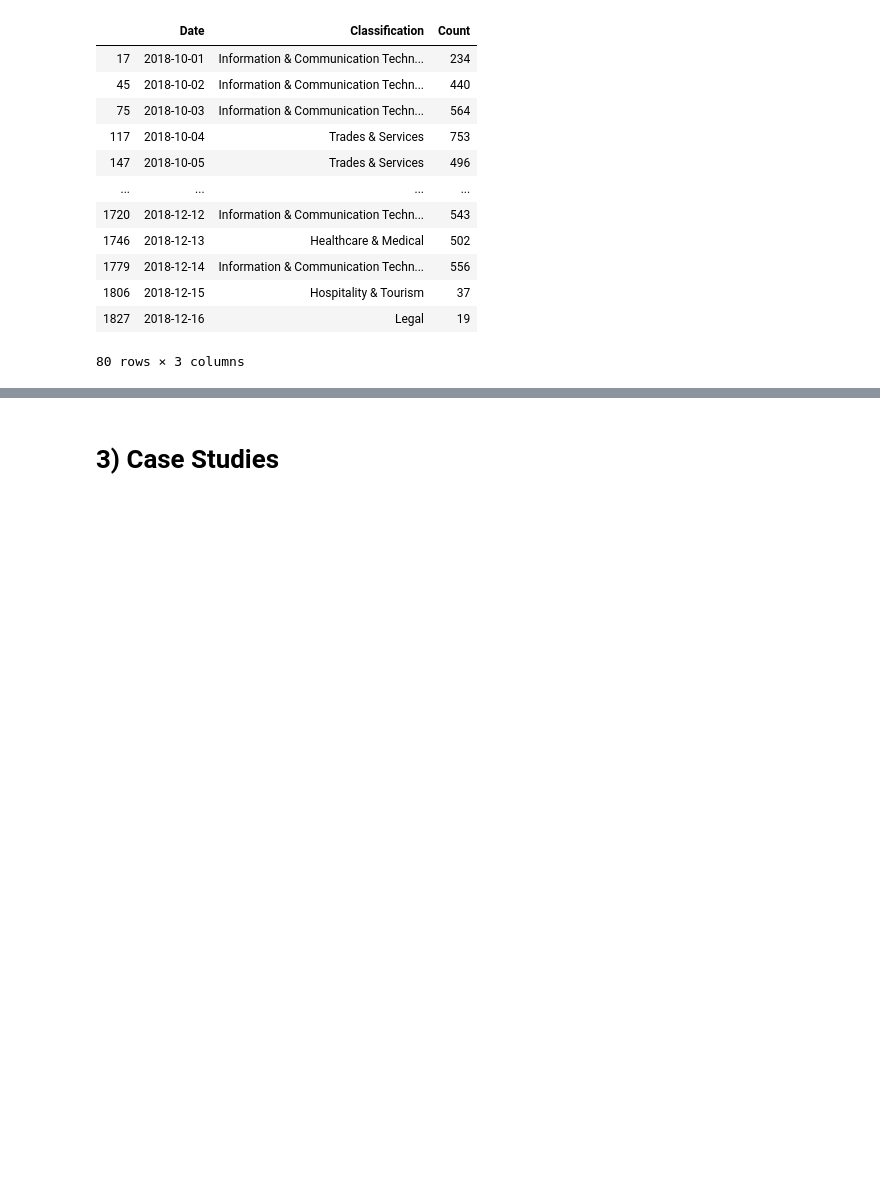
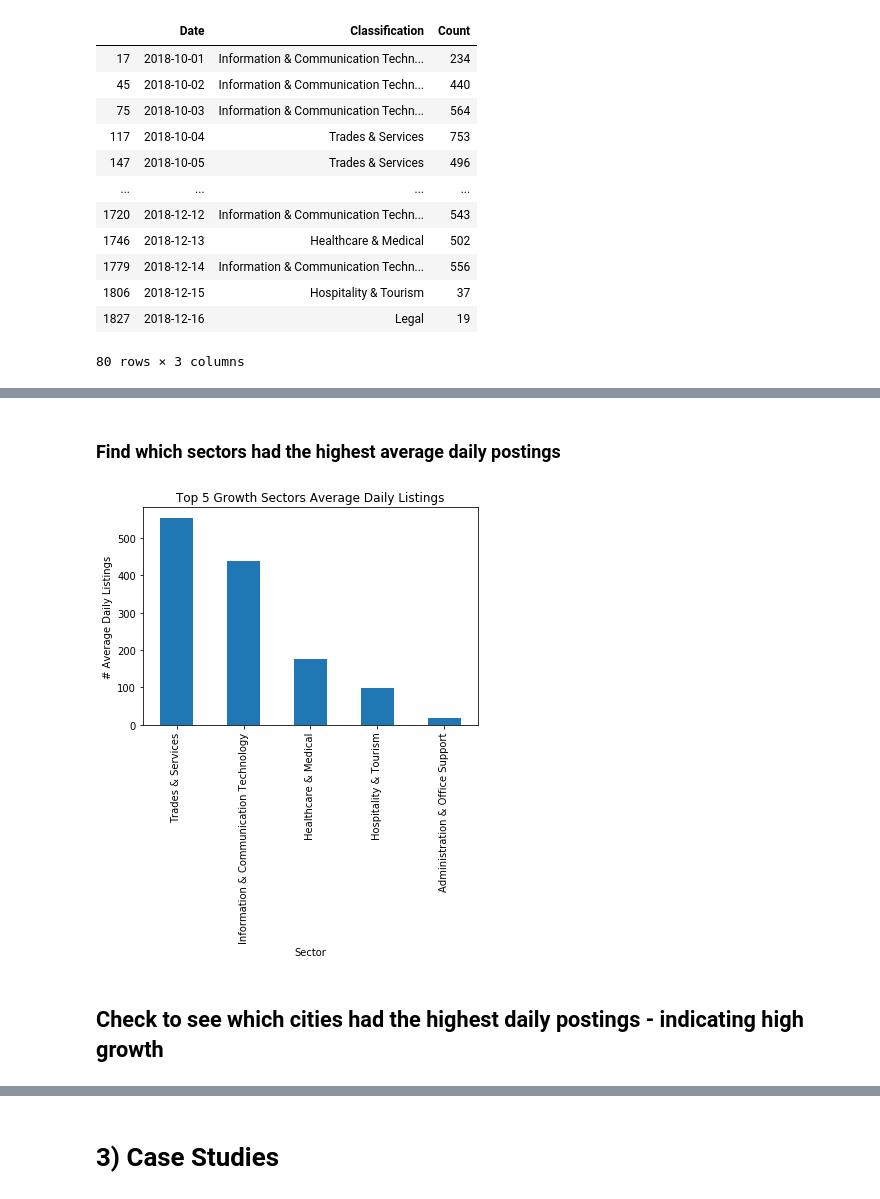
Before and after one commit to RyanWillie/Big-Data-Assignment, a Jupyter notebook: Notebook.ipynb, the cells around one changed output, grey strips where cells are left out. Cells and saved outputs as stored; diff of their text form; code cells hidden in the pictures; blank space fills up the shorter version.

```diff
--- a/Notebook.ipynb
+++ b/Notebook.ipynb
@@ -425,0 +389,11 @@ Text(0, 0.5, '# days sector had the most new listings')
+# %% [markdown]
+### Find which sectors had the highest average daily postings
+# %%
+sector_trend.groupby("Classification")["Count"].mean().nlargest(5).plot(kind='bar', title="Top 5 Growth Sectors Average Daily Listings")
+plt.xlabel("Sector")
+plt.ylabel("# Average Daily Listings")
+plt.show()
+# %% [output]
+[figure, added]
+# %% [markdown]
+## Check to see which cities had the highest daily postings - indicating high growth
```
Also changed, not shown: parts of 15 cells of this notebook.
